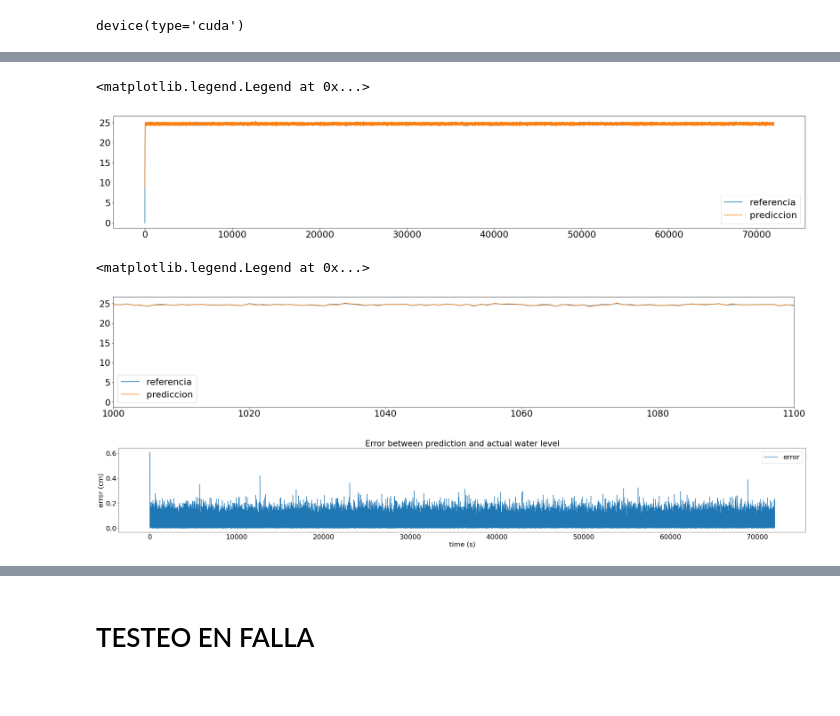
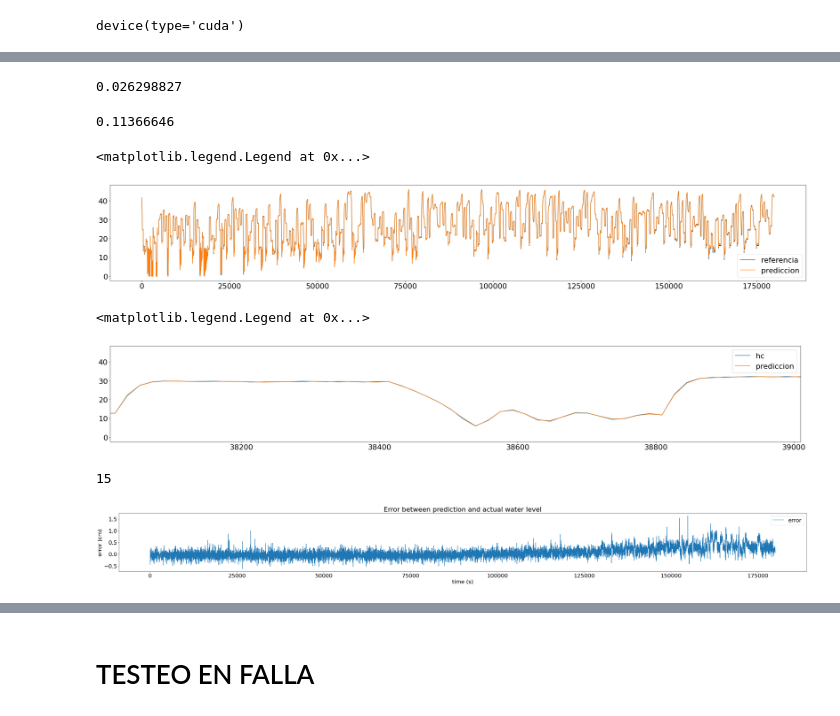
Before and after one commit to Joak01/modelos-estanque, a Jupyter notebook: notebooks/generador_de_modelos.ipynb, the cells around one changed output, grey strips where cells are left out. Cells and saved outputs as stored; diff of their text form; code cells hidden in the pictures; blank space fills up the shorter version.

Commit message:
generador de modelos actualizado

```diff
--- a/notebooks/generador_de_modelos.ipynb
+++ b/notebooks/generador_de_modelos.ipynb
@@ -194,7 +314,7 @@ plt.legend()
 # %%
 #load model
 model = MLP()
-model.load_state_dict(torch.load('../modelos torch/model_tanque_referencia_fija_5s.pt'))
+model.load_state_dict(torch.load('../modelos torch/18s_v5.pth'))
 model.to(device)
 # %% [output]
 MLP(
@@ -216,37 +358,21 @@ MLP(
 # %%
 # test on another set... same as previous
-data_tanque = pd.read_csv('../datos estanque/datos sin falla/referencia_fija_t_continuo.csv')
+data_tanque = pd.read_csv('../datos estanque/datos con falla/18s_10m2_fin.csv')[1:]
 data_tanque.head()
 df = data_tanque.copy()
-sampling_time = 1
+sampling_time = 18
 df = df[::sampling_time]
 #create a new column with the previous value of hc
-df['hc_prev'] = df['hc'].shift(1)
-#crate a column with the previous value of hc_prev...
-df['hc_prev_prev'] = df['hc_prev'].shift(1)
-df['hc_prev_3'] = df['hc_prev_prev'].shift(1)
-df['hc_prev_4'] = df['hc_prev_3'].shift(1)
-#same with frequency
-df['freq_prev'] = df['f_pid'].shift(1)
-df['freq_prev_prev'] = df['freq_prev'].shift(1)
-df['freq_prev_3'] = df['freq_prev_prev'].shift(1)
-df['freq_prev_4'] = df['freq_prev_3'].shift(1)
+
 
 
 #DEfine X_test and y_test
-step = 0
-X_test = torch.from_numpy(np.vstack(((df['hc_prev'].to_numpy(),
-                                     df['hc_prev_prev'].to_numpy(),
-                                    #  df['hc_prev_3'].to_numpy(),
-                                    #  df['hc_prev_4'].to_numpy(),
-
-                                     df['f_pid'].to_numpy(),
-                                     df['freq_prev'].to_numpy(),
-                                    #  df['freq_prev_3'].to_numpy(),
-                                    #  df['freq_prev_4'].to_numpy(),
+step = 1
+X_test = torch.from_numpy(np.vstack(((df['hc'].shift(1).to_numpy()[2:],
+                                     df['f_pid'].shift(1).to_numpy()[2:],
                                      ))).T).float()
 X_test = X_test.to(device)
-y_test = torch.from_numpy(((df['hc'].to_numpy()))).float()
+y_test = torch.from_numpy(((df['hc'].to_numpy()[2:]))).float()
 y_test = y_test.to(device)
 # %%
 #calc y_hat
@@ -259,36 +385,57 @@ y_hat = y_hat.detach().numpy()
 
 #flat
 y_hat = y_hat.flatten()
+# %%
+#calculate mse
+mean_squared_error(y_hat[1:3600], y_test[1:3600].cpu())
+# %% [output]
+0.026298827
+# %%
+#calculate mse
+mean_squared_error(y_hat[-3600:-1], y_test[-3600:-1].cpu())
+# %% [output]
+0.11366646
 # %%
 #plot the prediction and referencia
+step = 2
 plt.figure(figsize=(30,5))
-plt.plot(df['tiempo'][step:], df['hc'][step:], label='referencia')
-plt.plot(df['tiempo'][step:], y_hat, label='prediccion')
+plt.plot(df['tiempo'][step:], df['hc'][step:].shift(0), label='referencia')
+plt.plot(df['tiempo'][step:], pd.Series(y_hat).shift(0), label='prediccion')
 plt.legend()
+# plt.xlim(36000+3600*6, 36100+3600*6)
 
 #TODO SATMODELS ARMODEL
 #V. EXOGENAS.
 # %% [output]
 <matplotlib.legend.Legend at 0x...>
-[figure, old version]
+[figure, new version]
 # %%
-#snapshot of the interval [1000-1100]
+# snapshot of the interval [1000-1100]
+step=2
 plt.figure(figsize=(30,5))
-plt.plot(df['tiempo'][step:], df['hc'][step:], label='referencia')
+plt.plot(df['tiempo'][step:], df['hc'][step:].shift(0), label='hc')
 plt.plot(df['tiempo'][step:], y_hat, label='prediccion')
-plt.xlim(1000, 1100)
+i=10
+plt.xlim(3800*i+10, 3900*i+10)
+# plt.ylim(5, 25)
 plt.legend()
 # %% [output]
 <matplotlib.legend.Legend at 0x...>
-[figure, old version]
+[figure, new version]
+# %%
+step
+# %% [output]
+15
 # %%
 #plot error between prediction and actual hc
+step = 2
 plt.figure(figsize=(40,5))
-plt.plot(df['tiempo'][step:], abs(y_hat - df['hc'][step:]), label='error')
+plt.plot(df['tiempo'][step:], (y_hat - df['hc'][step:].shift(0)).rolling(int(1)).mean(), label='error')
 plt.legend()
 plt.xlabel('time (s)')
 plt.ylabel('error (cm)')
 plt.title('Error between prediction and actual water level')
+# plt.xlim(72000, 73000)
 plt.show()
 # %% [output]
-[figure, old version]
+[figure, new version]
```
Also changed, not shown: parts of 76 cells of this notebook.
